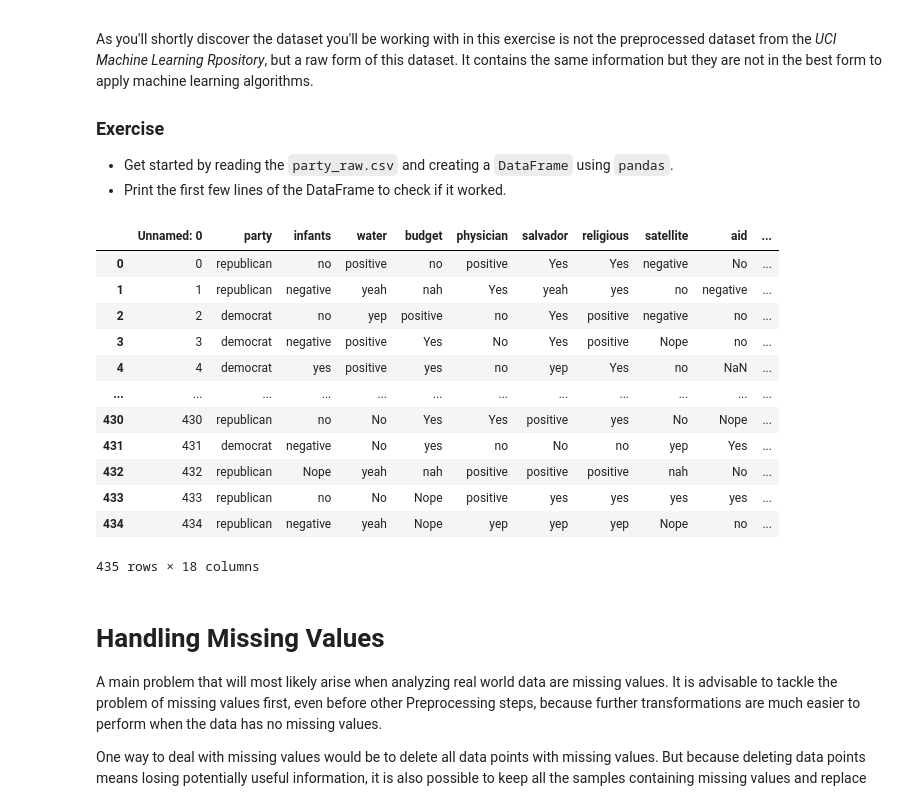
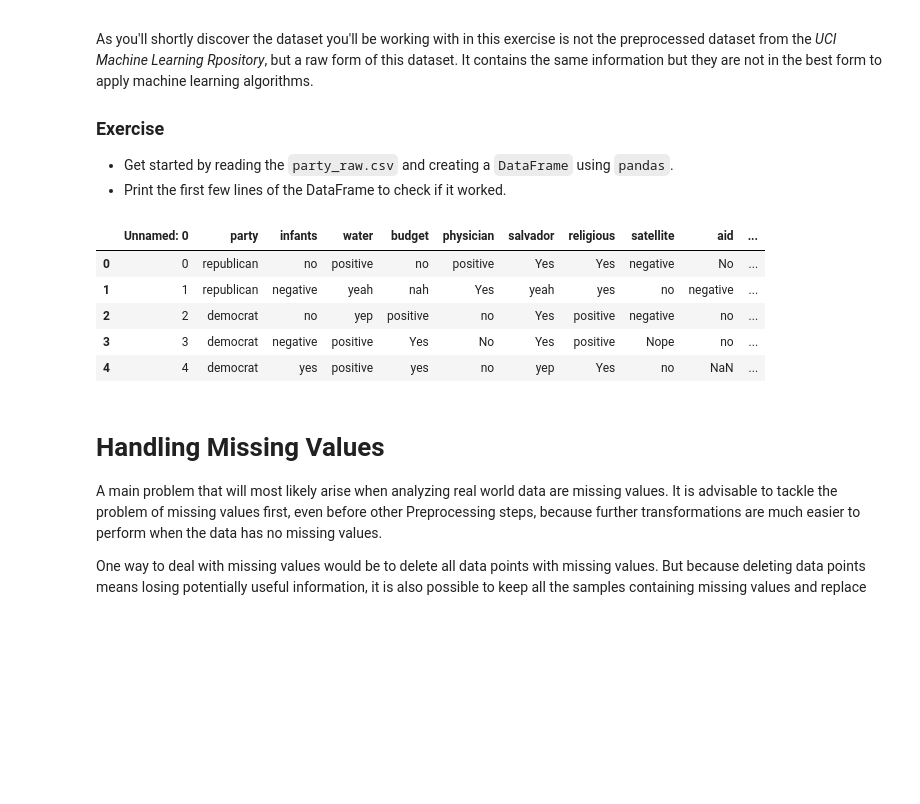
Before and after one commit to maximusbirkefeld/business_intelligence, a Jupyter notebook: Aufgabe3/Exercise 3 Preprocessing and Classification.ipynb, the cells around one changed output. Saved outputs shown, nothing was run; the diff lists cells and outputs as text; code cells hidden in the pictures; blank space fills up the shorter version.

```diff
--- a/Aufgabe3/Exercise 3 Preprocessing and Classification.ipynb
+++ b/Aufgabe3/Exercise 3 Preprocessing and Classification.ipynb
@@ -12,28 +12,20 @@ As you'll shortly discover the dataset you'll be working with in this exercise i
 # %%
 #Import necessary module
 import pandas as pd
 import numpy as np
 
-
 #Read raw party dataset
 party_raw = pd.read_csv('party_raw.csv')
 
 #Print first few lines of DataFrame to check if it worked
-display(party_raw)
+display(party_raw.head())
 # %% [output]
 |  | Unnamed: 0 | party | infants | water | budget | physician | salvador | religious | satellite | aid | ... |
 | 0 | 0 | republican | no | positive | no | positive | Yes | Yes | negative | No | ... |
 | 1 | 1 | republican | negative | yeah | nah | Yes | yeah | yes | no | negative | ... |
 | 2 | 2 | democrat | no | yep | positive | no | Yes | positive | negative | no | ... |
 | 3 | 3 | democrat | negative | positive | Yes | No | Yes | positive | Nope | no | ... |
 | 4 | 4 | democrat | yes | positive | yes | no | yep | Yes | no | NaN | ... |
-| ... | ... | ... | ... | ... | ... | ... | ... | ... | ... | ... | ... |
-| 430 | 430 | republican | no | No | Yes | Yes | positive | yes | No | Nope | ... |
-| 431 | 431 | democrat | negative | No | yes | no | No | no | yep | Yes | ... |
-| 432 | 432 | republican | Nope | yeah | nah | positive | positive | positive | nah | No | ... |
-| 433 | 433 | republican | no | No | Nope | positive | yes | yes | yes | yes | ... |
-| 434 | 434 | republican | negative | yeah | Nope | yep | yep | yep | Nope | no | ... |
-435 rows × 18 columns
 # %% [markdown]
 # Handling Missing Values
 
```
Also changed, not shown: parts of 8 cells of this notebook, 1 other file.
